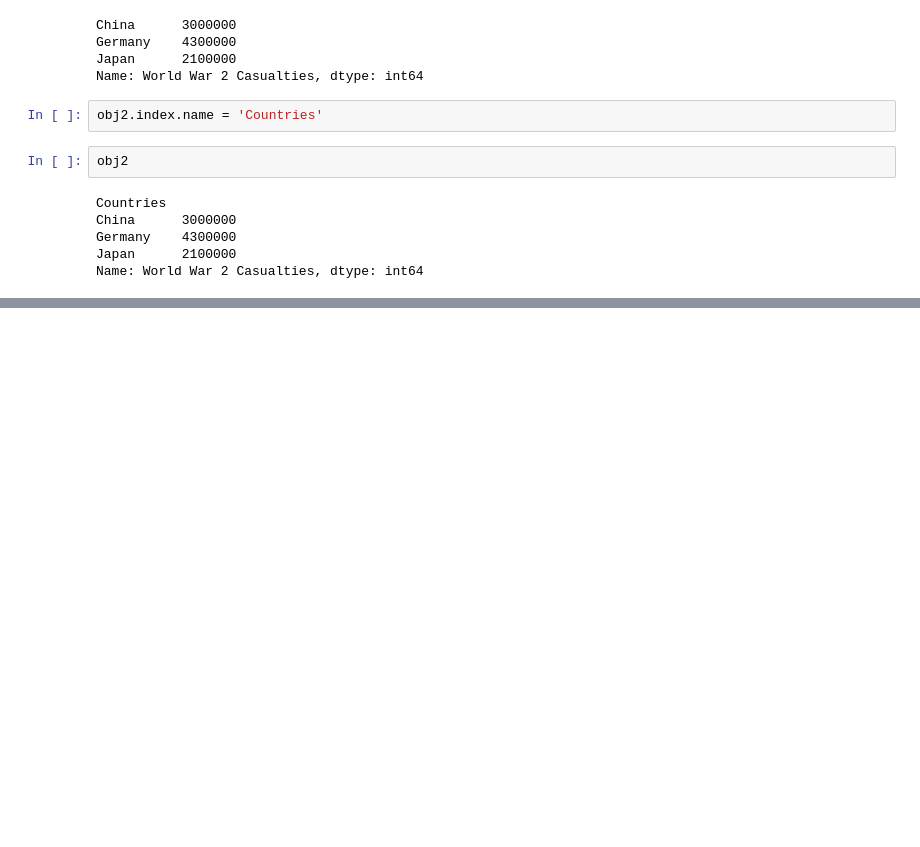
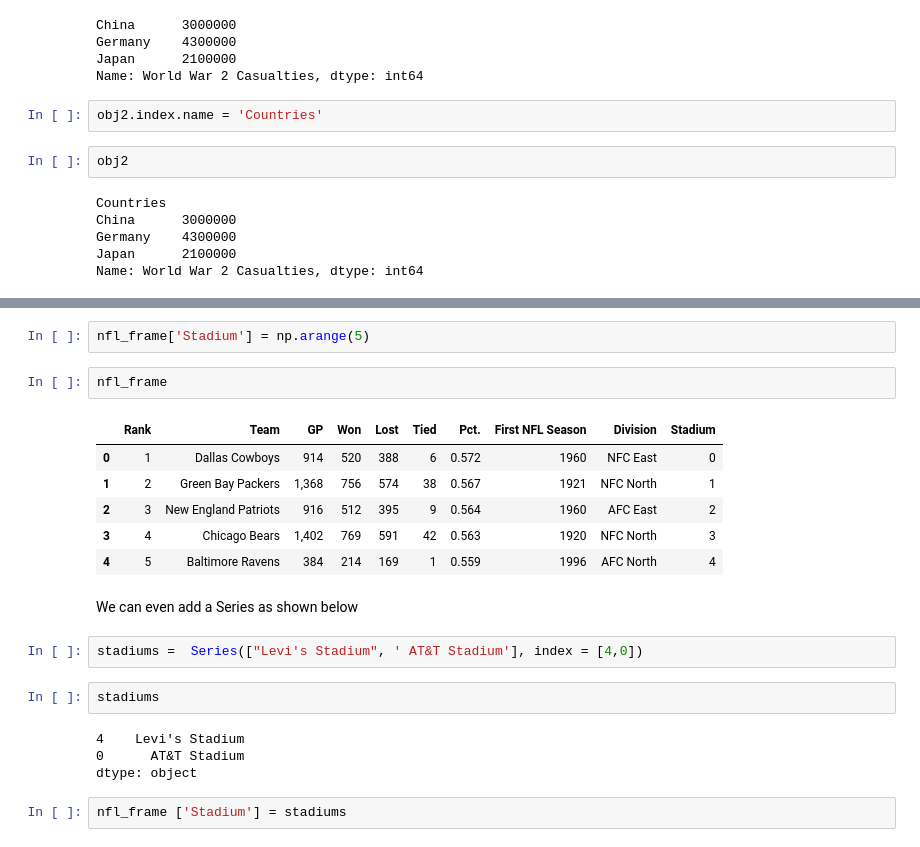
Before and after one commit to Luzyviento/Class_Notebook, a Jupyter notebook: Arrays notes II Pandas.ipynb, the cells around one changed output, grey strips where cells are left out. Drawn from its saved outputs; the diff is of its cells as text; blank space fills up the shorter version.

```diff
--- a/Arrays notes II Pandas.ipynb
+++ b/Arrays notes II Pandas.ipynb
@@ -136,0 +238,23 @@ Name: World War 2 Casualties, dtype: int64
+# %%
+nfl_frame['Stadium'] = np.arange(5)
+# %%
+nfl_frame
+# %% [output]
+|  | Rank | Team | GP | Won | Lost | Tied | Pct. | First NFL Season | Division | Stadium |
+| 0 | 1 | Dallas Cowboys | 914 | 520 | 388 | 6 | 0.572 | 1960 | NFC East | 0 |
+| 1 | 2 | Green Bay Packers | 1,368 | 756 | 574 | 38 | 0.567 | 1921 | NFC North | 1 |
+| 2 | 3 | New England Patriots | 916 | 512 | 395 | 9 | 0.564 | 1960 | AFC East | 2 |
+| 3 | 4 | Chicago Bears | 1,402 | 769 | 591 | 42 | 0.563 | 1920 | NFC North | 3 |
+| 4 | 5 | Baltimore Ravens | 384 | 214 | 169 | 1 | 0.559 | 1996 | AFC North | 4 |
+# %% [markdown]
+We can even add a Series as shown below
+# %%
+stadiums =  Series(["Levi's Stadium", ' AT&T Stadium'], index = [4,0])
+# %%
+stadiums
+# %% [output]
+4    Levi's Stadium
+0      AT&T Stadium
+dtype: object
+# %%
+nfl_frame ['Stadium'] = stadiums
```
Also changed, not shown: parts of 29 cells of this notebook.
